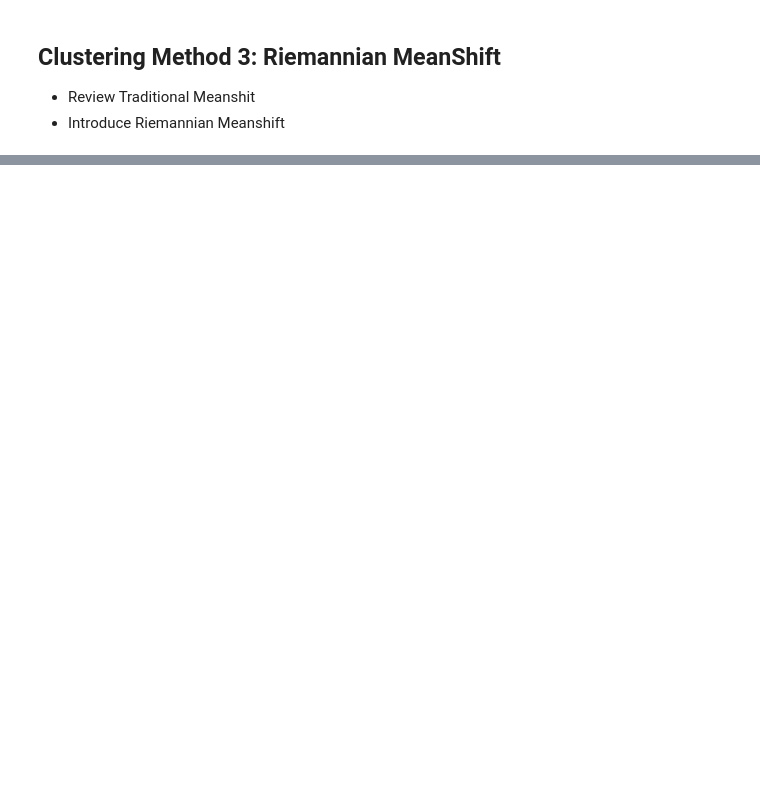
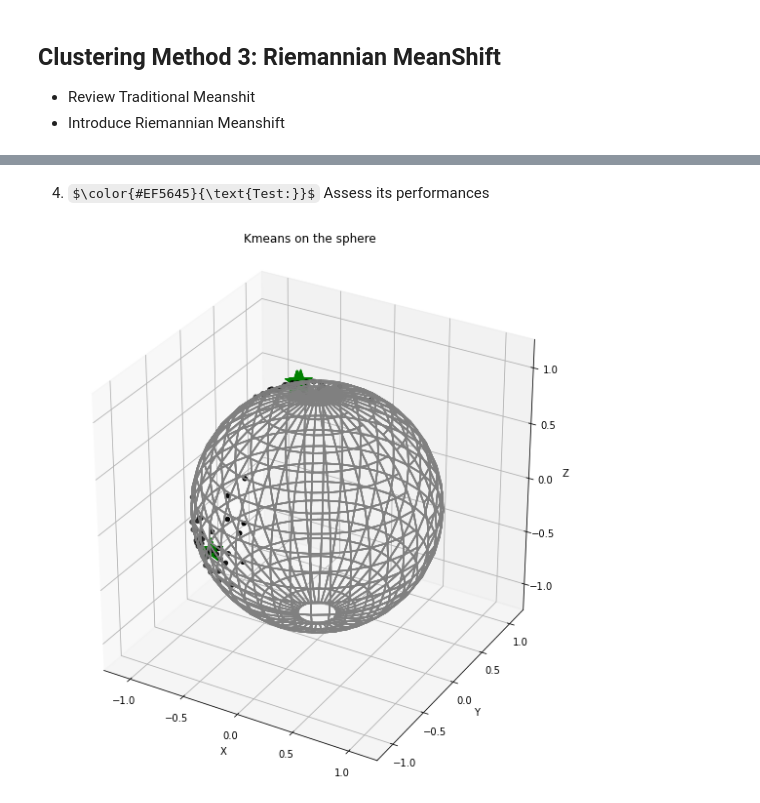
Before and after one commit to geometric-intelligence/ece594n, a Jupyter notebook: lectures/03_d_clustering.ipynb, the cells around one changed output, grey strips where cells are left out. Cells and saved outputs as stored; diff of their text form; code cells hidden in the pictures; some formulas as TeX source; blank space fills up the shorter version.

```diff
--- a/lectures/03_d_clustering.ipynb
+++ b/lectures/03_d_clustering.ipynb
@@ -381,0 +418,11 @@ We can use the fitted model to make new predictions.
+# %%
+from geomstats.learning.riemannian_mean_shift import RiemannianMeanShift
+
+rms = RiemannianMeanShift(
+    manifold=sphere,
+    metric=sphere.metric,
+    bandwidth=0.3,
+    tol=1e-4,
+    n_centers=20,
+    init_centers="from_points",
+)
@@ -381,0 +431,2 @@ We can use the fitted model to make new predictions.
+# %%
+rms.fit(train)
@@ -382,3 +442,22 @@ We can use the fitted model to make new predictions.
+# %% [markdown]
+4. $\color{#EF5645}{\text{Test:}}$ Assess its performances
+# %%
+fig = plt.figure(figsize=(10, 10))
+my_colors = ["red", "blue"]
+
+ax = viz.plot(test, space="S2", marker=".", color="grey")
+
+ax = viz.plot(
+    points=test, ax=ax, space="S2", marker=".", s=80, color="black")
+
+for i, c in enumerate(rms.centers):
+    ax = viz.plot(c, ax=ax, space="S2", marker="*", s=600, color="green")
+
+ax.set_title("Kmeans on the sphere")
+ax.auto_scale_xyz([-1, 1], [-1, 1], [-1, 1])
+plt.show()
+# %% [output]
+[figure, added]
 # %% [markdown]
 # This Unit
 
```
Also changed, not shown: parts of 48 cells of this notebook, 1 other file.
